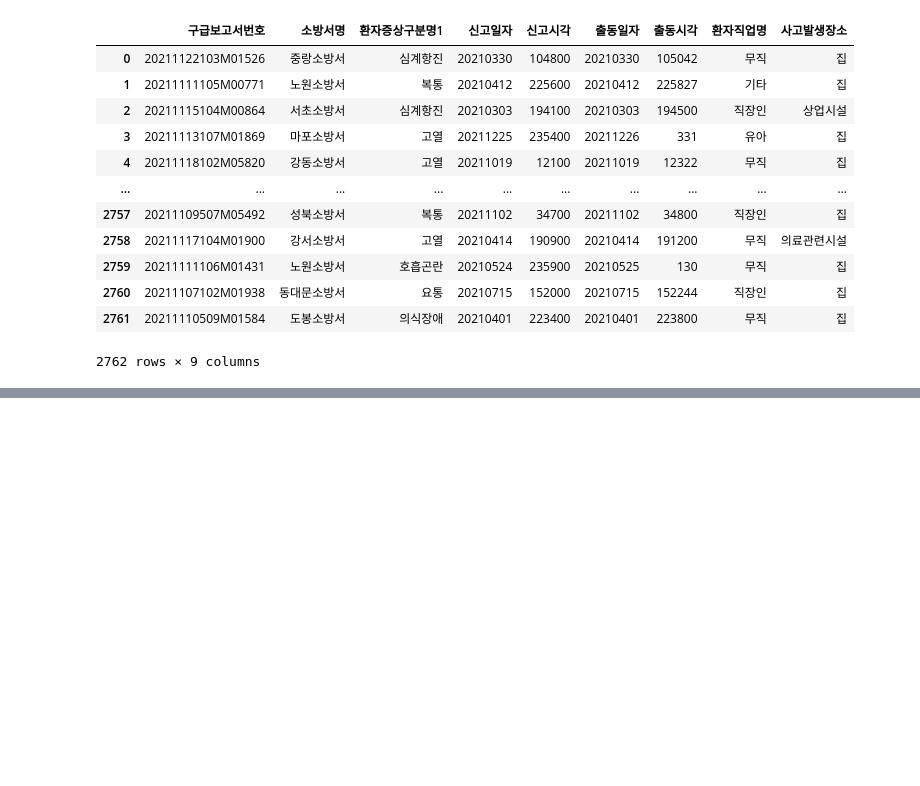
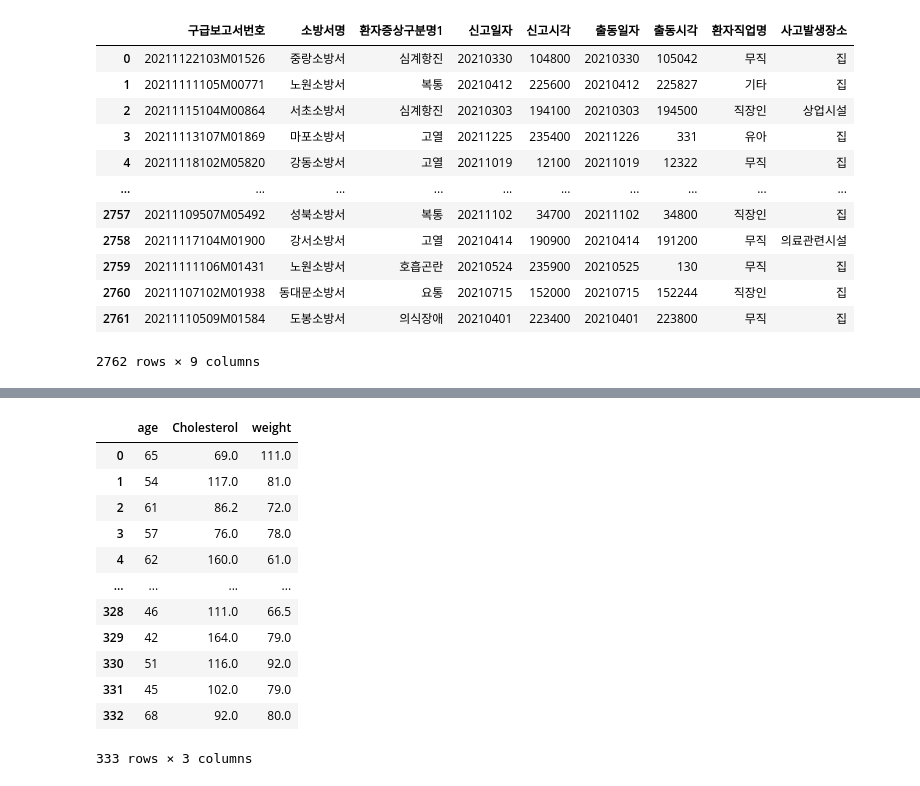
Before and after one commit to Apple03244/CodingTest, a Jupyter notebook: 빅분기_기출문제_6.ipynb, the cells around one changed output, grey strips where cells are left out. Cells and saved outputs as stored; diff of their text form; code cells hidden in the pictures; blank space fills up the shorter version.

```diff
--- a/빅분기_기출문제_6.ipynb
+++ b/빅분기_기출문제_6.ipynb
@@ -101,0 +251,17 @@ result_data.sort_values("소요시간",ascending=True)[["소방서명","소요
+# %%
+data5= pd.read_csv('https://raw.githubusercontent.com/Datamanim/datarepo/main/adp/28/p7.csv')
+data5
+# %% [output]
+|  | age | Cholesterol | weight |
+| 0 | 65 | 69.0 | 111.0 |
+| 1 | 54 | 117.0 | 81.0 |
+| 2 | 61 | 86.2 | 72.0 |
+| 3 | 57 | 76.0 | 78.0 |
+| 4 | 62 | 160.0 | 61.0 |
+| ... | ... | ... | ... |
+| 328 | 46 | 111.0 | 66.5 |
+| 329 | 42 | 164.0 | 79.0 |
+| 330 | 51 | 116.0 | 92.0 |
+| 331 | 45 | 102.0 | 79.0 |
+| 332 | 68 | 92.0 | 80.0 |
+333 rows × 3 columns
```
Also changed, not shown: parts of 47 cells of this notebook.
